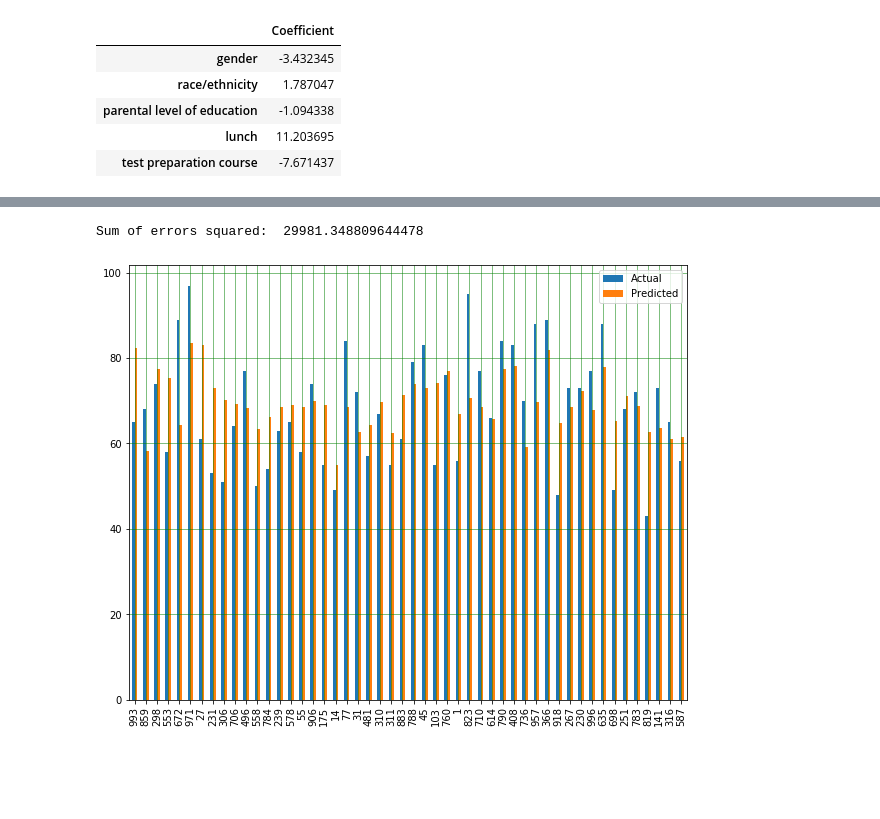
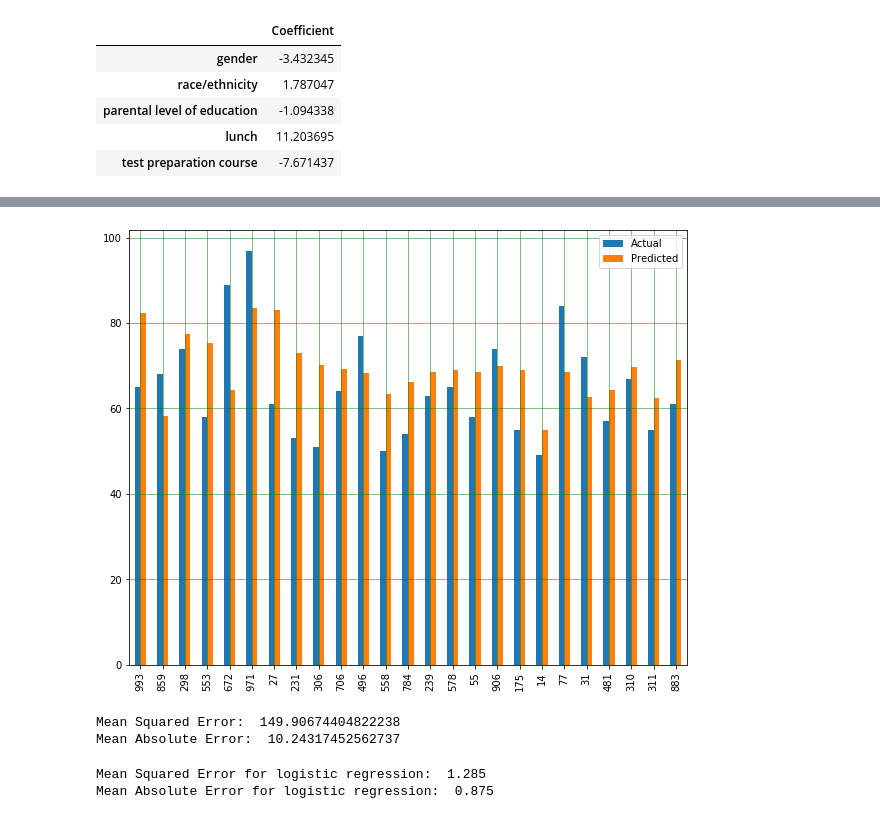
Before and after one commit to kyle1903/cuni_sw_project, a Jupyter notebook: pandas.ipynb, the cells around one changed output, grey strips where cells are left out. Drawn from its saved outputs; the diff is of its cells as text; code cells hidden in the pictures; blank space fills up the shorter version.

```diff
--- a/pandas.ipynb
+++ b/pandas.ipynb
@@ -807,22 +815,26 @@ coeff_df
+# %%
+# (old) plot the actual and predicted values
+
+df = pd.DataFrame({'Actual': y2_test, 'Predicted': y_pred4})
+
+df1 = df.head(25)
+df1.plot(kind='bar',figsize=(10,8))
+plt.grid(which='major', linestyle='-', linewidth='0.5', color='green')
+plt.grid(which='minor', linestyle=':', linewidth='0.5', color='black')
+plt.show()
+# %% [output]
+[figure, added]
 # %%
-# evaluating linear regression - Least square method
+# evaluating linear regression - MSE and MAE (target variable = total score)
 
 difference = y_pred4 - y2_test.to_numpy()
-
 difference = difference**2
 
-print("Sum of errors squared: ", sum(difference))
+print("Mean Squared Error: ", sum(difference)/len(difference))
+
+absolute = abs(y_pred4 - y2_test)
+
+print("Mean Absolute Error: ", sum(absolute)/len(absolute))
 # %% [output]
-Sum of errors squared:  29981.348809644478
+Mean Squared Error:  149.90674404822238
+Mean Absolute Error:  10.24317452562737
-# %%
-# plot the actual and predicted values
-
-df = pd.DataFrame({'Actual': y2_test, 'Predicted': y_pred4})
-
-df1 = df.head(50)
-df1.plot(kind='bar',figsize=(10,8))
-plt.grid(which='major', linestyle='-', linewidth='0.5', color='green')
-plt.grid(which='minor', linestyle=':', linewidth='0.5', color='black')
-plt.show()
-# %% [output]
-[figure, removed]
@@ -828,0 +859,11 @@ plt.show()
+# %%
+# logistic regression - MSE, MAE
+
+mse1 = MSE(y_test, y_pred1)
+mae1 = MAE(y_test, y_pred1)
+
+print("Mean Squared Error for logistic regression: ", mse1)
+print("Mean Absolute Error for logistic regression: ", mae1)
+# %% [output]
+Mean Squared Error for logistic regression:  1.285
+Mean Absolute Error for logistic regression:  0.875
```
Also changed, not shown: parts of 13 cells of this notebook.
